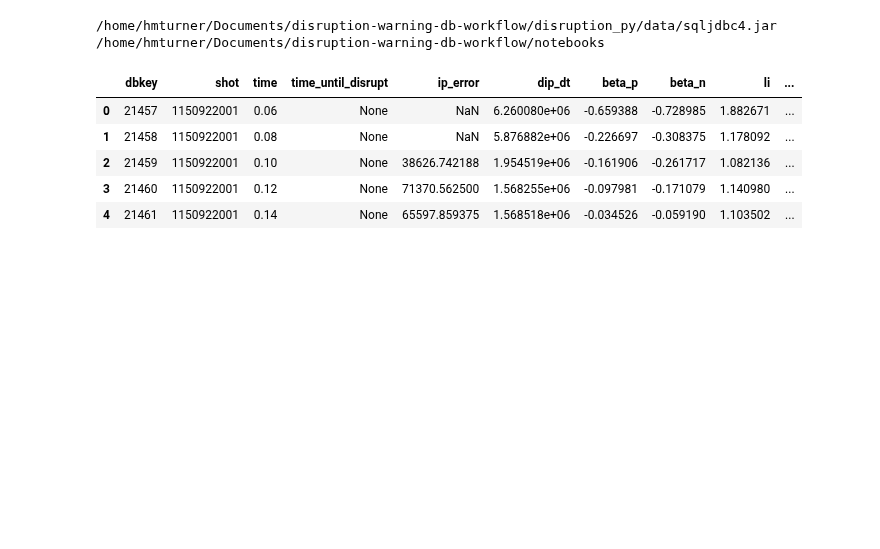
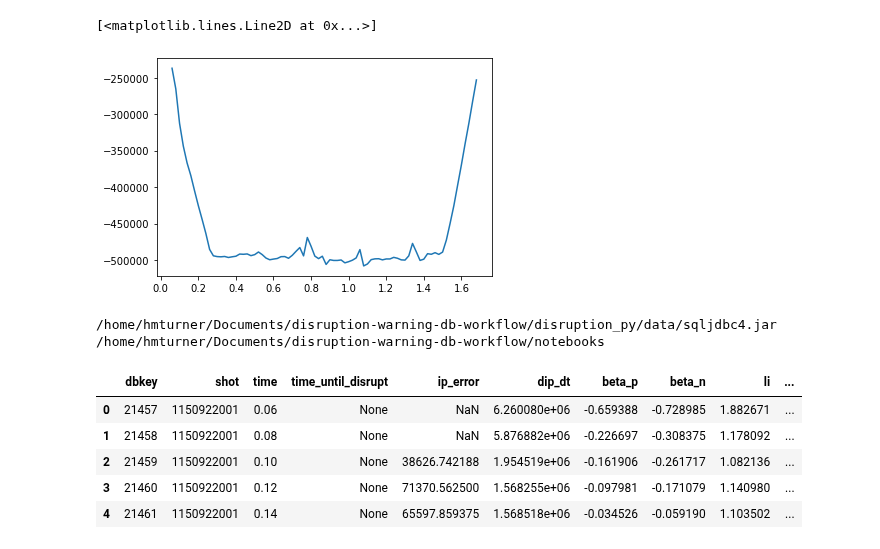
Before and after one commit to MIT-PSFC/disruption-py, a Jupyter notebook: notebooks/cmod_workspace.ipynb, the cells around one changed output. Saved outputs shown, nothing was run; the diff lists cells and outputs as text; code cells hidden in the pictures; blank space fills up the shorter version.

```diff
--- a/notebooks/cmod_workspace.ipynb
+++ b/notebooks/cmod_workspace.ipynb
@@ -18,3 +17,9 @@ None
+# %%
+orig_shot = CModShot(1150805016, disruption_time=None, populate_methods=['_get_ip_parameters'])
+plt.plot(orig_shot['time'],orig_shot['ip'])
+# %% [output]
+[<matplotlib.lines.Line2D at 0x...>]
+[figure, added]
 # %%
 test_handler = database.create_cmod_handler()
 true_shot = test_handler.get_shot(1150922001)
```
Also changed, not shown: parts of 3 cells of this notebook, 4 other files.
